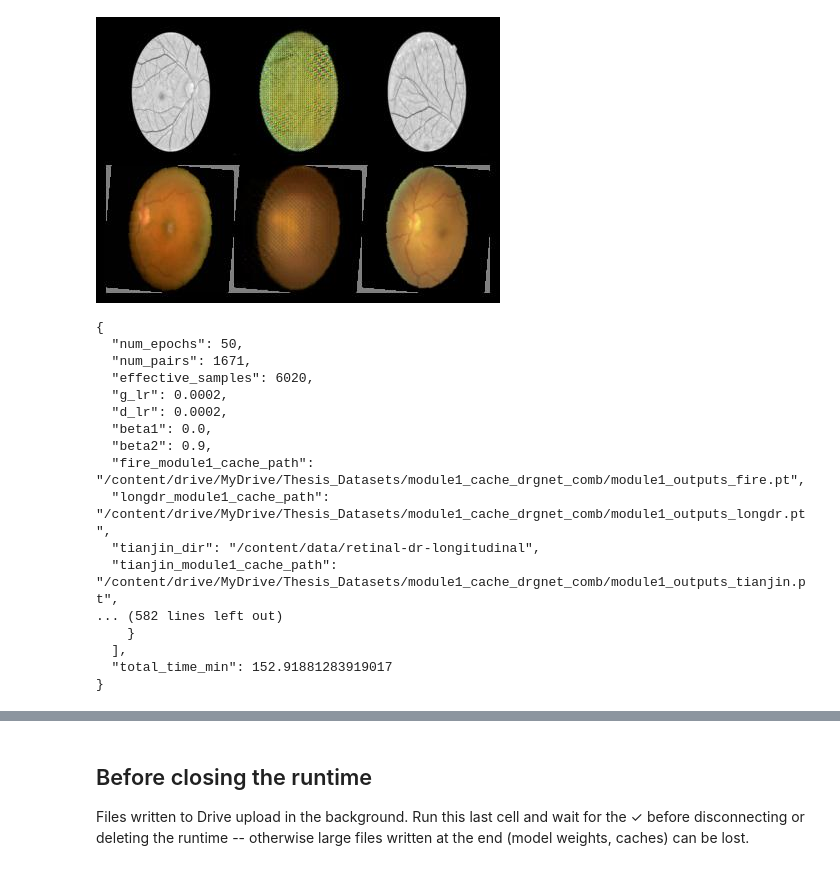
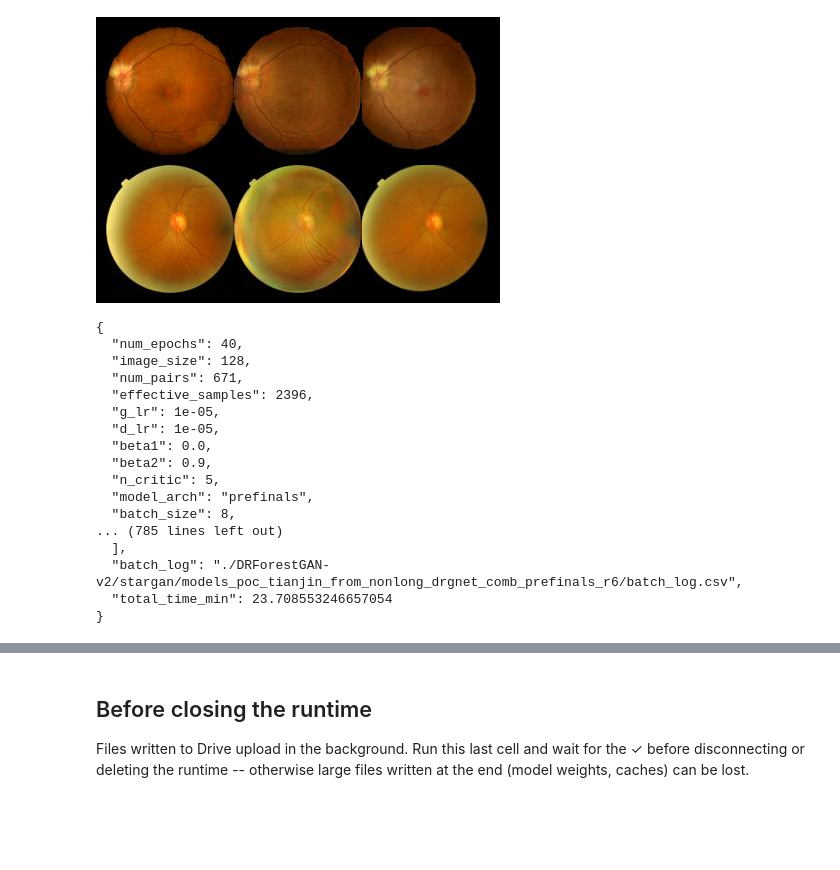
Before and after one commit to Mieka068/DRProgression, a Jupyter notebook: M2-DRProgression-VerM-module1-fgadr-poc/outputs/06_module2_poc_with_tianjin_colab (1).ipynb, the cells around one changed output, grey strips where cells are left out. Saved outputs shown, nothing was run; the diff lists cells and outputs as text; code cells hidden in the pictures; blank space fills up the shorter version.

```diff
--- a/M2-DRProgression-VerM-module1-fgadr-poc/outputs/06_module2_poc_with_tianjin_colab (1).ipynb
+++ b/M2-DRProgression-VerM-module1-fgadr-poc/outputs/06_module2_poc_with_tianjin_colab (1).ipynb
@@ -269,33 +526,35 @@ tianjin_module1_cache_path: /content/drive/MyDrive/Thesis_Datasets/module1_cache
 # %%
 from IPython.display import Image as IPImage, display
 import glob, json, os
 
-samples = sorted(glob.glob(f'{REPO_CODE_DIR}/training_samples_poc/epoch_*.jpg'))
+# Sorted by epoch number (plain sorted() puts epoch_9.jpg after epoch_10.jpg ... and shows it as the last).
+samples = sorted(glob.glob(f'{REPO_CODE_DIR}/training_samples_poc/{MODULE2_RUN_NAME}/epoch_*.jpg'),
+                 key=lambda p: int(os.path.basename(p)[len('epoch_'):-len('.jpg')]))
 if samples:
     display(IPImage(samples[-1]))
 else:
-    print('No training_samples_poc/epoch_*.jpg found -- the training cell above did not finish. Read its output.')
+    print(f'No training_samples_poc/{MODULE2_RUN_NAME}/epoch_*.jpg found -- the training cell above did not finish. Read its output.')
 
 rp = f'{REPO_CODE_DIR}/DRForestGAN-v2/stargan/{MODULE2_RUN_NAME}/poc_results.json'
 print(json.dumps(json.load(open(rp)), indent=2) if os.path.isfile(rp) else f'{rp} not found')
 # %% [output]
-[figure, old version]
+[figure, new version]
 {
-  "num_epochs": 50,
-  "num_pairs": 1671,
-  "effective_samples": 6020,
-  "g_lr": 0.0002,
-  "d_lr": 0.0002,
+  "num_epochs": 40,
+  "image_size": 128,
+  "num_pairs": 671,
+  "effective_samples": 2396,
+  "g_lr": 1e-05,
+  "d_lr": 1e-05,
   "beta1": 0.0,
   "beta2": 0.9,
-  "fire_module1_cache_path": "/content/drive/MyDrive/Thesis_Datasets/module1_cache_drgnet_comb/module1_outputs_fire.pt",
-  "longdr_module1_cache_path": "/content/drive/MyDrive/Thesis_Datasets/module1_cache_drgnet_comb/module1_outputs_longdr.pt",
-  "tianjin_dir": "/content/data/retinal-dr-longitudinal",
-  "tianjin_module1_cache_path": "/content/drive/MyDrive/Thesis_Datasets/module1_cache_drgnet_comb/module1_outputs_tianjin.pt",
-... (582 lines left out)
-    }
+  "n_critic": 5,
+  "model_arch": "prefinals",
+  "batch_size": 8,
+... (785 lines left out)
   ],
-  "total_time_min": 152.91881283919017
+  "batch_log": "./DRForestGAN-v2/stargan/models_poc_tianjin_from_nonlong_drgnet_comb_prefinals_r6/batch_log.csv",
+  "total_time_min": 23.708553246657054
 }
 # %%
 # Persist this run's checkpoints + poc_results.json to Drive (the runtime disk is wiped when the
```
Also changed, not shown: parts of 18 cells of this notebook.
